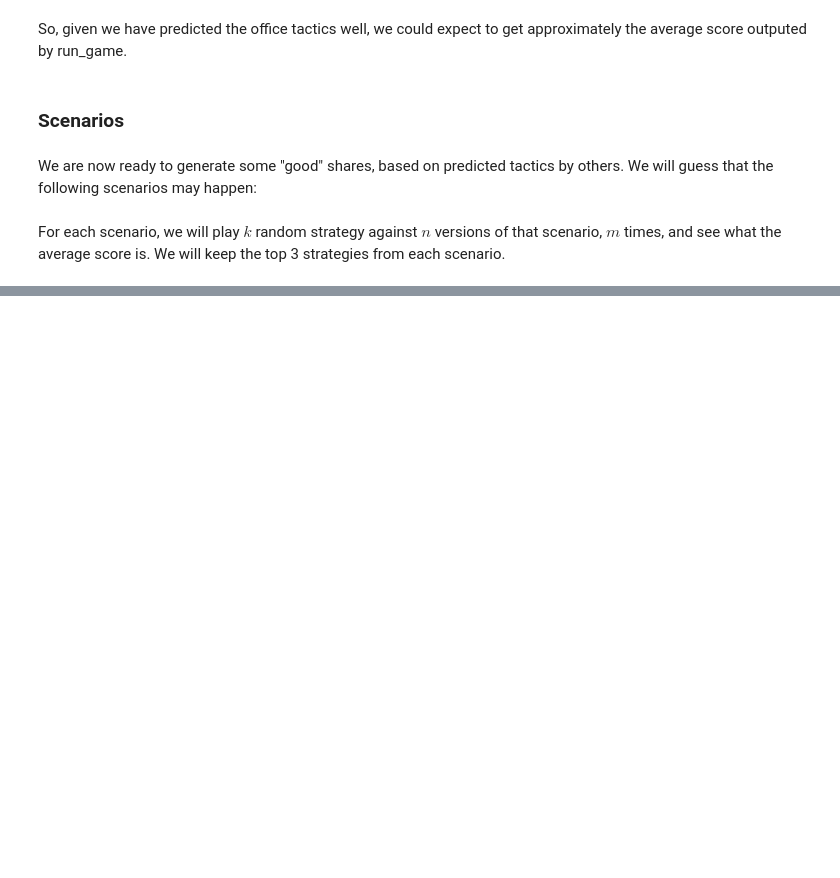
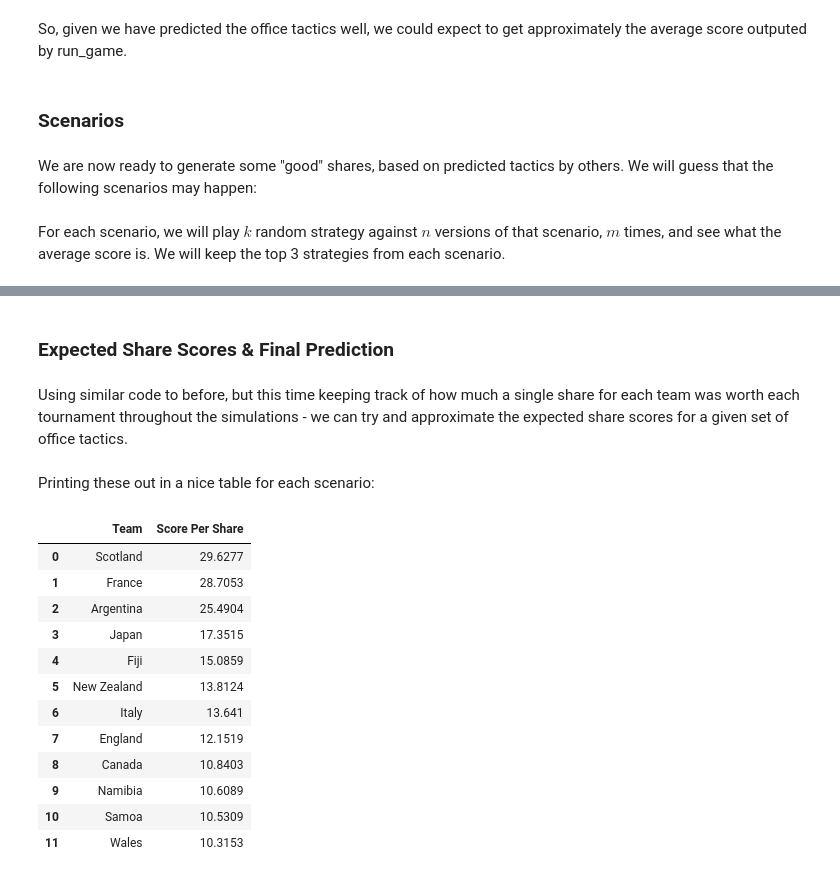
Before and after one commit to neb0123/Rugby2019Predictor, a Jupyter notebook: FinalReport/RugbyPredict.ipynb, the cells around one changed output, grey strips where cells are left out. Drawn from its saved outputs; the diff is of its cells as text; code cells hidden in the pictures; blank space fills up the shorter version.

```diff
--- a/FinalReport/RugbyPredict.ipynb
+++ b/FinalReport/RugbyPredict.ipynb
@@ -617,2 +589,59 @@ Notice that on all the 'ben_tactic' options, the blue and orange peeks are seper
 
 However, when the random tactics do well, the blue and orange peaks are much closer together.
+# %% [markdown]
+### Expected Share Scores & Final Prediction
+# %% [markdown]
+Using similar code to before, but this time keeping track of how much a single share for each team was worth each tournament throughout the simulations - we can try and approximate the expected share scores for a given set of office tactics.
+# %%
+def find_shares(tactics, n, m):
+    S = []
+    scores = Counter(dict(zip(All.keys(), [0 for _ in range(len(All))])))
+    for i in range(n):
+        total_shares = Counter()
+        for _ in range(tactics[0]):
+            total_shares += good_tactic()
+        for _ in range(tactics[1]):
+            total_shares += spread_tactic()
+        for _ in range(tactics[2]):
+            total_shares += random_tactic()
+        for _ in range(tactics[3]):
+            total_shares += middle_tactic()
+        for _ in range(tactics[4]):
+            total_shares += pool_tactic()
+        for _ in range(tactics[5]):
+            total_shares += ben_tactic()
+
+        for j in range(m):
+            T = tournament()
+            for team in T:
+                if total_shares[team] != 0:
+                    scores[team] += (1/total_shares[team]) * T[team]
+
+    for k in scores:
+        scores[k] /= n*m
+
+    return scores
+# %% [markdown]
+Printing these out in a nice table for each scenario:
+# %%
+def ess_table(tactics):
+    ess = find_shares(tactics, 1000, 1000)
+    df = pd.DataFrame.from_dict(ess, orient='index').sort_values(by=[0], ascending=False).reset_index()
+    df.columns = ['Team', 'Score Per Share']
+    display(df[:12].style.apply(lambda x: ['background: lightgreen' if x['Score Per Share'] > df['Score Per Share'].mean() else '' for i in x], axis=1))
+# %%
+ess_table(Scenario1)
+# %% [output]
+|  | Team | Score Per Share |
+| 0 | Scotland | 29.6277 |
+| 1 | France | 28.7053 |
+| 2 | Argentina | 25.4904 |
+| 3 | Japan | 17.3515 |
+| 4 | Fiji | 15.0859 |
+| 5 | New Zealand | 13.8124 |
+| 6 | Italy | 13.641 |
+| 7 | England | 12.1519 |
+| 8 | Canada | 10.8403 |
+| 9 | Namibia | 10.6089 |
+| 10 | Samoa | 10.5309 |
+| 11 | Wales | 10.3153 |
```
Also changed, not shown: parts of 26 cells of this notebook.
